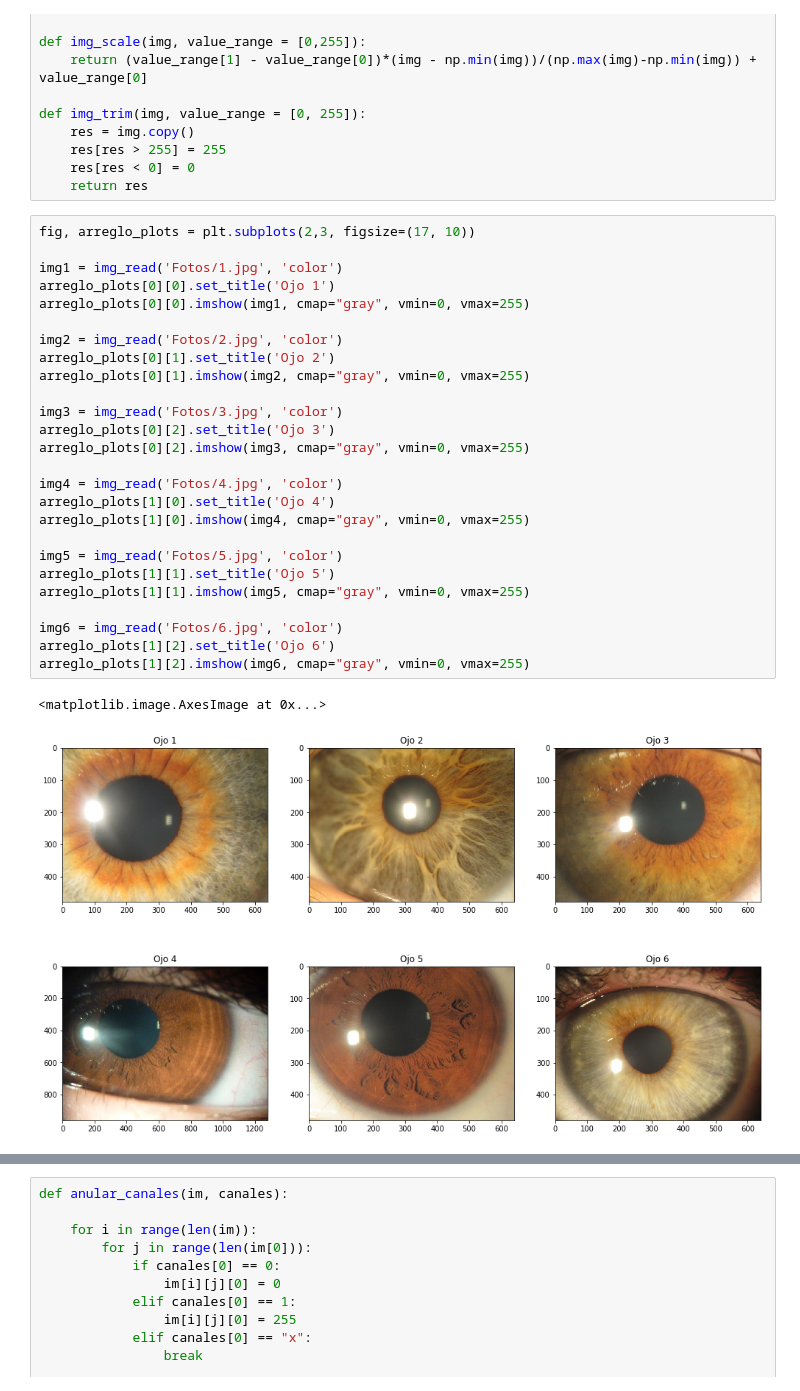
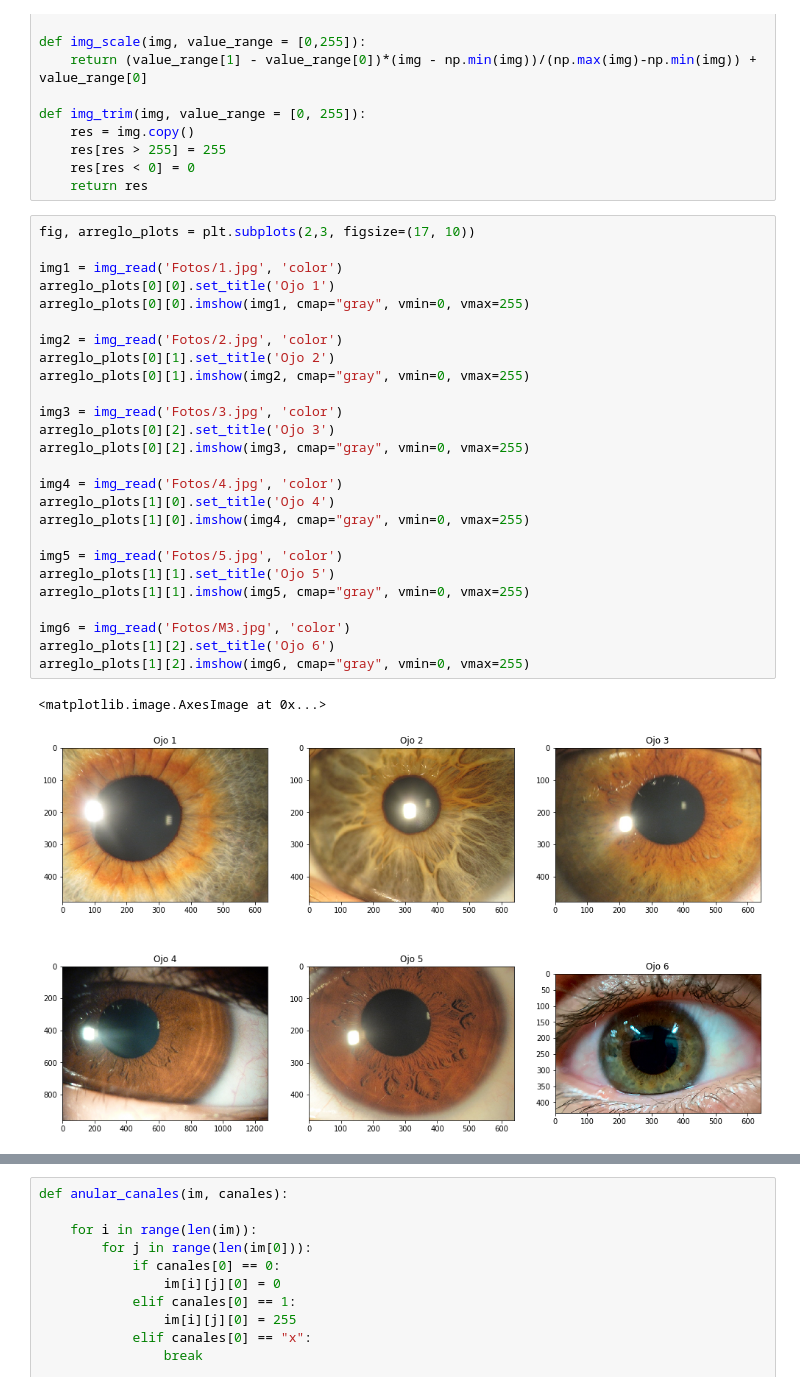
Before and after one commit to AlejoH97/Reconocimiento-Iris, a Jupyter notebook: IRIS.ipynb, the cells around one changed output, grey strips where cells are left out. Saved outputs shown, nothing was run; the diff lists cells and outputs as text.

```diff
--- a/IRIS.ipynb
+++ b/IRIS.ipynb
@@ -105,32 +105,32 @@ def img_trim(img, value_range = [0, 255]):
 # %%
 fig, arreglo_plots = plt.subplots(2,3, figsize=(17, 10))
 
 img1 = img_read('Fotos/1.jpg', 'color')
 arreglo_plots[0][0].set_title('Ojo 1')
 arreglo_plots[0][0].imshow(img1, cmap="gray", vmin=0, vmax=255)
 
 img2 = img_read('Fotos/2.jpg', 'color')
 arreglo_plots[0][1].set_title('Ojo 2')
 arreglo_plots[0][1].imshow(img2, cmap="gray", vmin=0, vmax=255)
 
 img3 = img_read('Fotos/3.jpg', 'color')
 arreglo_plots[0][2].set_title('Ojo 3')
 arreglo_plots[0][2].imshow(img3, cmap="gray", vmin=0, vmax=255)
 
 img4 = img_read('Fotos/4.jpg', 'color')
 arreglo_plots[1][0].set_title('Ojo 4')
 arreglo_plots[1][0].imshow(img4, cmap="gray", vmin=0, vmax=255)
 
 img5 = img_read('Fotos/5.jpg', 'color')
 arreglo_plots[1][1].set_title('Ojo 5')
 arreglo_plots[1][1].imshow(img5, cmap="gray", vmin=0, vmax=255)
 
-img6 = img_read('Fotos/6.jpg', 'color')
+img6 = img_read('Fotos/M3.jpg', 'color')
 arreglo_plots[1][2].set_title('Ojo 6')
 arreglo_plots[1][2].imshow(img6, cmap="gray", vmin=0, vmax=255)
 # %% [output]
 <matplotlib.image.AxesImage at 0x...>
-[figure, old version]
+[figure, new version]
 # %% [markdown]
 Estas imágenes fueron escogidos dadas las características de complejidad del ojo y las complicaciones añadidas por la toma de dichas imágenes.
 
```
Also changed, not shown: parts of 4 cells of this notebook, 3 other files.
